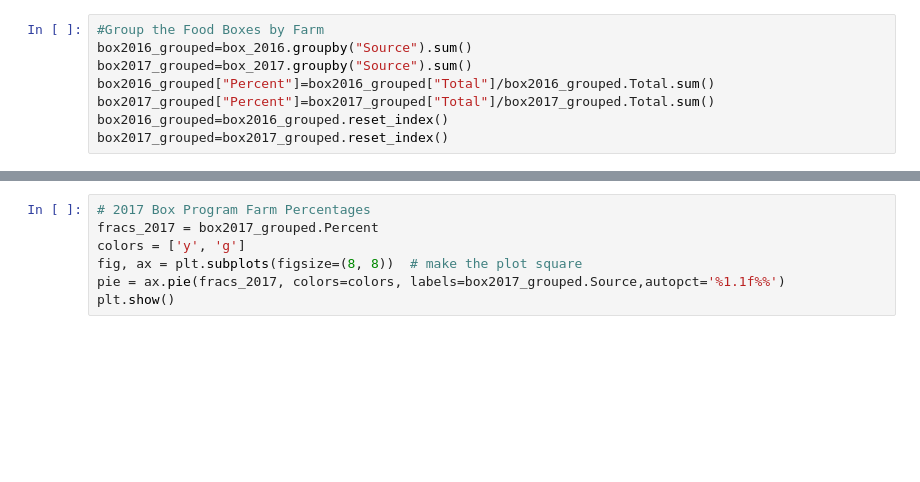
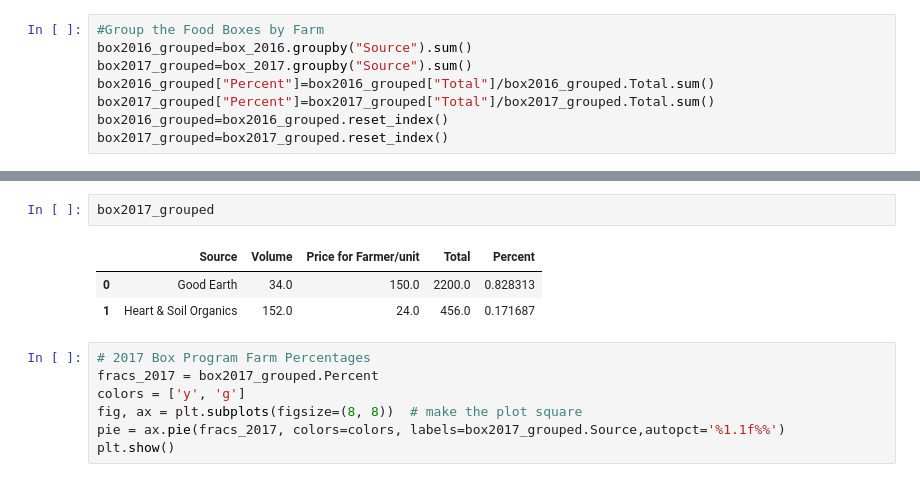
Before and after one commit to james-parks/gabriola, a Jupyter notebook: Gabriola Farm Info.ipynb, the cells around one changed output, grey strips where cells are left out. Saved outputs shown, nothing was run; the diff lists cells and outputs as text; blank space fills up the shorter version.

```diff
--- a/Gabriola Farm Info.ipynb
+++ b/Gabriola Farm Info.ipynb
@@ -134,3 +150,9 @@ plt.show()
+# %%
+box2017_grouped
+# %% [output]
+|  | Source | Volume | Price for Farmer/unit | Total | Percent |
+| 0 | Good Earth | 34.0 | 150.0 | 2200.0 | 0.828313 |
+| 1 | Heart & Soil Organics | 152.0 | 24.0 | 456.0 | 0.171687 |
 # %%
 # 2017 Box Program Farm Percentages
 fracs_2017 = box2017_grouped.Percent
```
Also changed, not shown: parts of 4 cells of this notebook.
